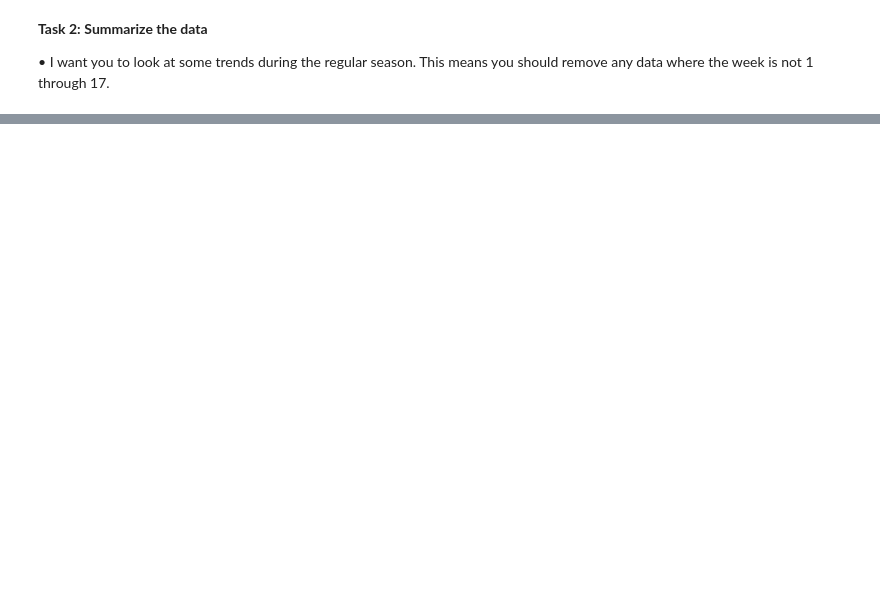
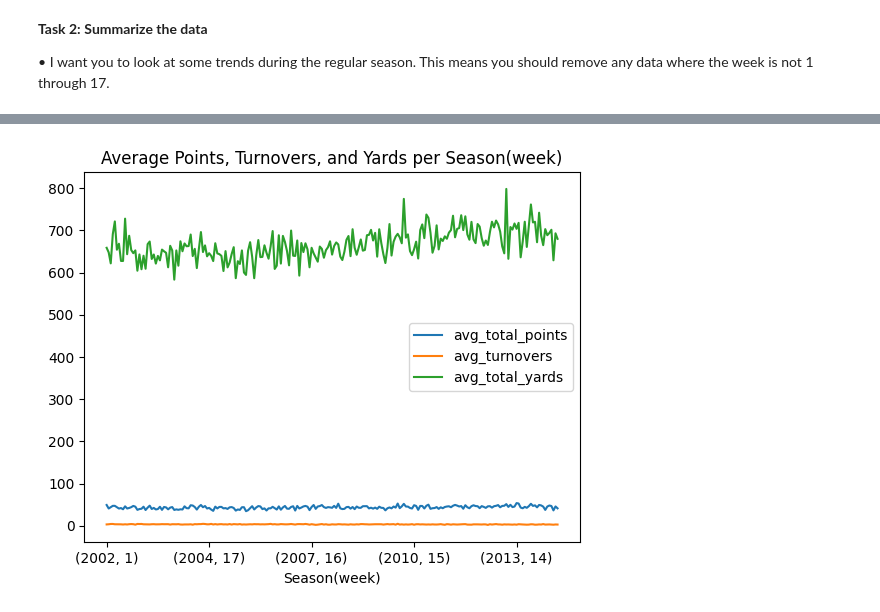
Before and after one commit to ljzier/ST-554-repo, a Jupyter notebook: ST_554_HW4.ipynb, the cells around one changed output, grey strips where cells are left out. Saved outputs shown, nothing was run; the diff lists cells and outputs as text; code cells hidden in the pictures; blank space fills up the shorter version.

```diff
--- a/ST_554_HW4.ipynb
+++ b/ST_554_HW4.ipynb
@@ -236,8 +236,15 @@ memory usage: 2.2+ MB
 • I want you to look at some trends during the regular season. This means you should remove any data
 where the week is not 1 through 17.
 # %%
-# NFL_data.info() # to determine the type of "week"
 NFL_data['week'] = pd.to_numeric(NFL_data['week'], errors='coerce')
 
-# Filter for weeks between 1 and 17, automatically excluding NaN values
-NFLreg_data = NFL_data[NFL_data['week'].between(1, 17, inclusive='both')]
+# Filter for weeks between 1 and 17, and drop rows where 'week' is NaN
+NFLreg_data = NFL_data[NFL_data['week'].between(1, 17, inclusive='both')].dropna(subset=['week'])
+
+# Convert 'week' to integer type after handling non-finite values
+NFLreg_data['week'] = NFLreg_data['week'].astype(int)
+
+# sanity check
+NFLreg_data.info()
+len(NFLreg_data)
+len(NFL_data)
@@ -243,0 +278,82 @@ NFLreg_data = NFL_data[NFL_data['week'].between(1, 17, inclusive='both')]
+# %%
+# playing around with the data to produce some summary stats
+
+import pandas as pd
+import matplotlib.pyplot as plt
+
+# NFLreg_data.describe()
+
+# Create some summary stats
+NFLreg_data['total_points'] = NFLreg_data['AFinal'] + NFLreg_data['HFinal']
+NFLreg_data['abs_margin'] = abs(NFLreg_data['AFinal'] - NFLreg_data['HFinal'])
+NFLreg_data['total_yards'] = NFLreg_data['AtotalYds'] + NFLreg_data['HtotalYds']
+NFLreg_data['total_turnovers'] = NFLreg_data['Aturnovers'] + NFLreg_data['Hturnovers']
+
+#grouped by season and week
+sum_season_week = (NFLreg_data \
+                    .groupby(["season", "week"]) \
+                    .agg(
+                        games=("AFinal", "count"),
+                        avg_total_points=("total_points", "mean"),
+                        avg_margin=("abs_margin", "mean"),
+                        avg_total_yards=("total_yards", "mean"),
+                        avg_turnovers=("total_turnovers", "mean")
+                    ))
+
+# plot some of them
+sum_season_week[['avg_total_points', 'avg_turnovers', 'avg_total_yards']].plot(
+    xlabel="Season(week)",
+    title="Average Points, Turnovers, and Yards per Season(week)"
+)
+
+#grouped by season
+sum_season = (NFLreg_data \
+                    .groupby(["season"]) \
+                    .agg(
+                        games=("AFinal", "count"),
+                        avg_total_points=("total_points", "mean"),
+                        avg_margin=("abs_margin", "mean"),
+                        avg_total_yards=("total_yards", "mean"),
+                        avg_turnovers=("total_turnovers", "mean")
+                    ))
+sum_season[['avg_total_points', 'avg_turnovers', 'avg_total_yards']].plot(
+    xlabel="Season",
+    title="Average Points, Turnovers, and Yards per Season"
+)
+
+#grouped by week
+sum_week = (NFLreg_data \
+                    .groupby(["week"]) \
+                    .agg(
+                        games=("AFinal", "count"),
+                        avg_total_points=("total_points", "mean"),
+                        avg_margin=("abs_margin", "mean"),
+                        avg_total_yards=("total_yards", "mean"),
+                        avg_turnovers=("total_turnovers", "mean")
+                    ))
+sum_week[['avg_total_points', 'avg_turnovers', 'avg_total_yards']].plot(
+    xlabel="Week",
+    title="Average Points, Turnovers, and Yards per Week"
+)
+
+# tired of typing the long name
+df = NFLreg_data
+
+# looking at wins and losses
+df["home_win"] = (df["HFinal"] > df["AFinal"]).astype(int)
+df["away_win"] = (df["AFinal"] > df["HFinal"]).astype(int)
+
+home_win_week = (
+    df.groupby("week")["home_win"]
+      .mean()
+)
+
+home_win_week.plot(
+    title="Home Team Win Rate by Week",
+    xlabel="Week",
+    ylabel="Proportion of Home Wins"
+)
+
+plt.show()
+# %% [output]
+[figure, added]
```
Also changed, not shown: parts of 12 cells of this notebook.
